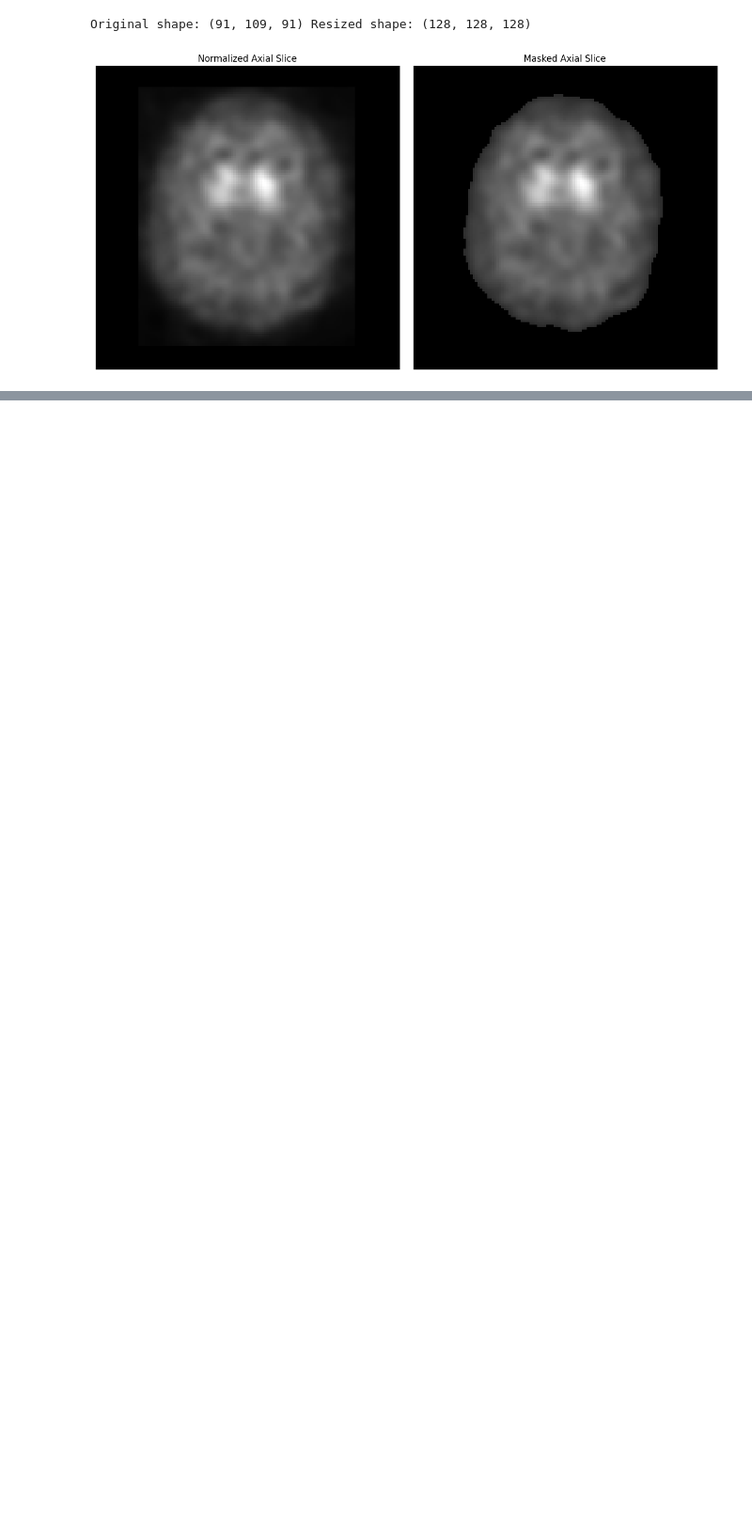
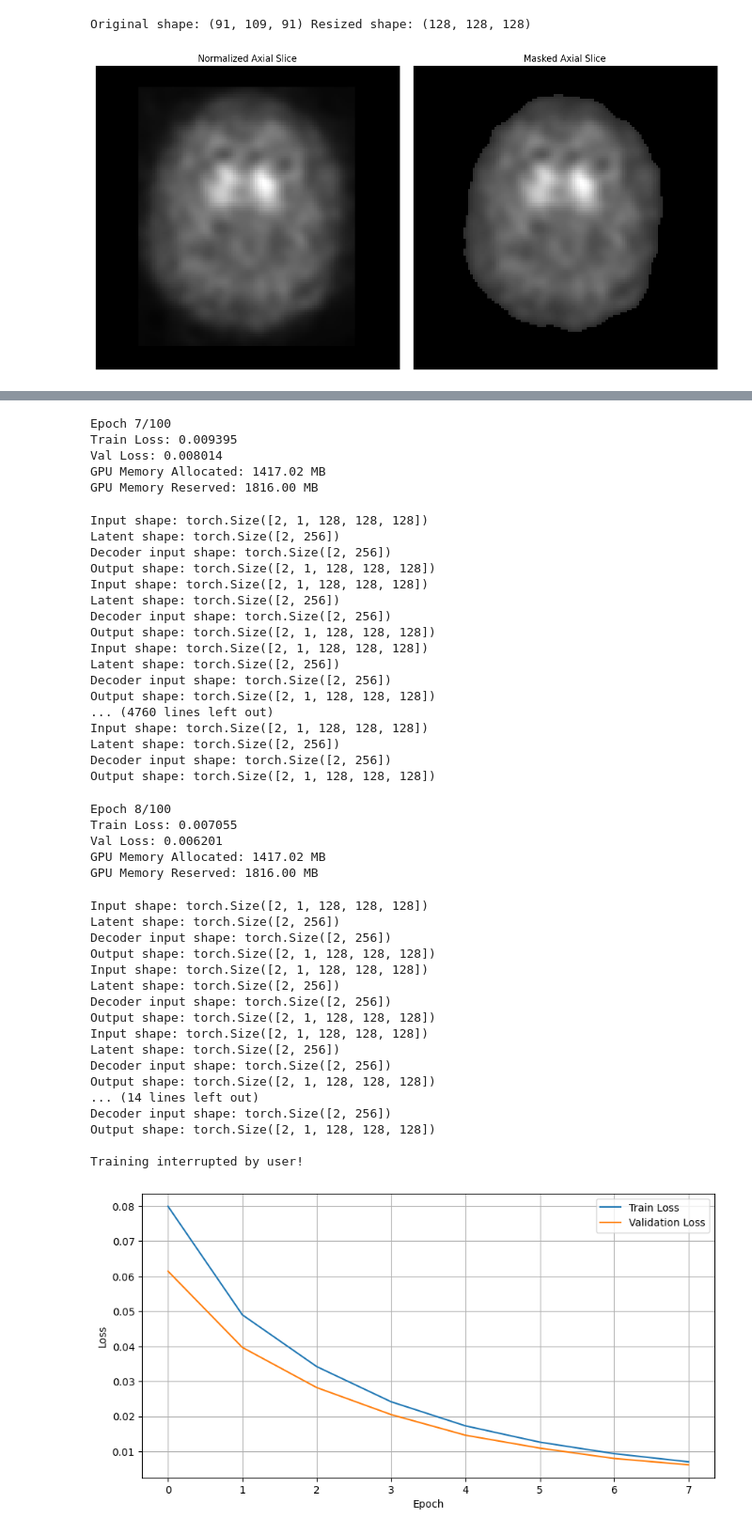
Before and after one commit to alexcri90/ParkinsonThesis, a Jupyter notebook: Project_Notebook.ipynb, the cells around one changed output, grey strips where cells are left out. Shown at 94% size. Drawn from its saved outputs; the diff is of its cells as text; code cells hidden in the pictures; blank space fills up the shorter version.

```diff
--- a/Project_Notebook.ipynb
+++ b/Project_Notebook.ipynb
@@ -1621,0 +1596,22 @@ Training interrupted by user!
+# %%
+# TRAINING
+if __name__ == "__main__":
+    try:
+        model = BaseAutoencoder()
+        config = TrainingConfig(
+            learning_rate=1e-4,
+            batch_size=8,  # Increased batch size
+            accumulation_steps=4,  # Gradient accumulation
+            epochs=100,
+            use_mixed_precision=True,
+            num_workers=4,
+            pin_memory=True
+        )
+
+        train_losses, val_losses = train_autoencoder(model, train_loader, val_loader, config)
+
+    except Exception as e:
+        print(f"Error during training: {str(e)}")
+        import traceback
+        traceback.print_exc()
+# %% [output]
@@ -1622,3 +1702,48 @@ Training interrupted by user!
+Epoch 7/100
+Train Loss: 0.009395
+Val Loss: 0.008014
+GPU Memory Allocated: 1417.02 MB
+GPU Memory Reserved: 1816.00 MB
+Input shape: torch.Size([2, 1, 128, 128, 128])
+Latent shape: torch.Size([2, 256])
+Decoder input shape: torch.Size([2, 256])
+Output shape: torch.Size([2, 1, 128, 128, 128])
+Input shape: torch.Size([2, 1, 128, 128, 128])
+Latent shape: torch.Size([2, 256])
+Decoder input shape: torch.Size([2, 256])
+Output shape: torch.Size([2, 1, 128, 128, 128])
+Input shape: torch.Size([2, 1, 128, 128, 128])
+Latent shape: torch.Size([2, 256])
+Decoder input shape: torch.Size([2, 256])
+Output shape: torch.Size([2, 1, 128, 128, 128])
+... (4760 lines left out)
+Input shape: torch.Size([2, 1, 128, 128, 128])
+Latent shape: torch.Size([2, 256])
+Decoder input shape: torch.Size([2, 256])
+Output shape: torch.Size([2, 1, 128, 128, 128])
+Epoch 8/100
+Train Loss: 0.007055
+Val Loss: 0.006201
+GPU Memory Allocated: 1417.02 MB
+GPU Memory Reserved: 1816.00 MB
+Input shape: torch.Size([2, 1, 128, 128, 128])
+Latent shape: torch.Size([2, 256])
+Decoder input shape: torch.Size([2, 256])
+Output shape: torch.Size([2, 1, 128, 128, 128])
+Input shape: torch.Size([2, 1, 128, 128, 128])
+Latent shape: torch.Size([2, 256])
+Decoder input shape: torch.Size([2, 256])
+Output shape: torch.Size([2, 1, 128, 128, 128])
+Input shape: torch.Size([2, 1, 128, 128, 128])
+Latent shape: torch.Size([2, 256])
+Decoder input shape: torch.Size([2, 256])
+Output shape: torch.Size([2, 1, 128, 128, 128])
+... (14 lines left out)
+Decoder input shape: torch.Size([2, 256])
+Output shape: torch.Size([2, 1, 128, 128, 128])
+
+Training interrupted by user!
+[figure, added]
 # %%
 # Cell 14: Model Evaluation and Visualization
 import matplotlib.pyplot as plt
```
Also changed, not shown: parts of 15 cells of this notebook, 3 other files.
